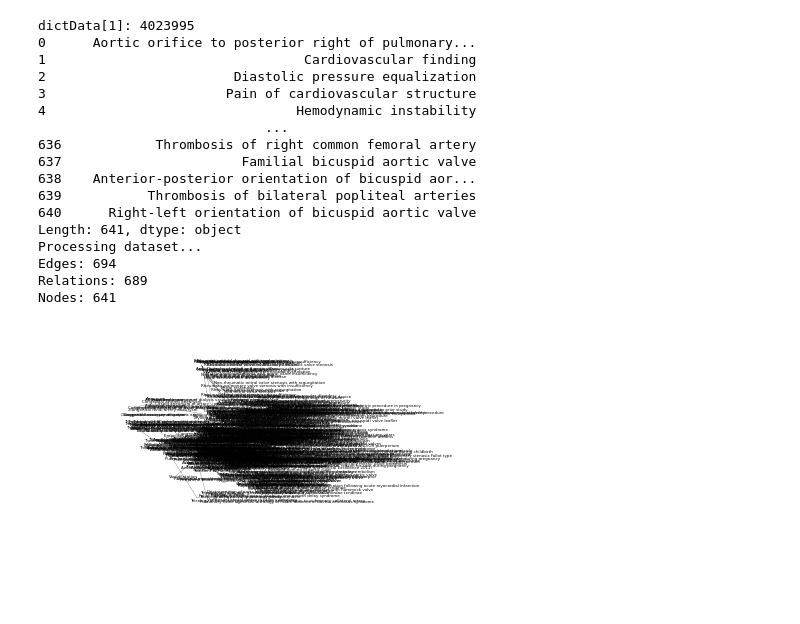
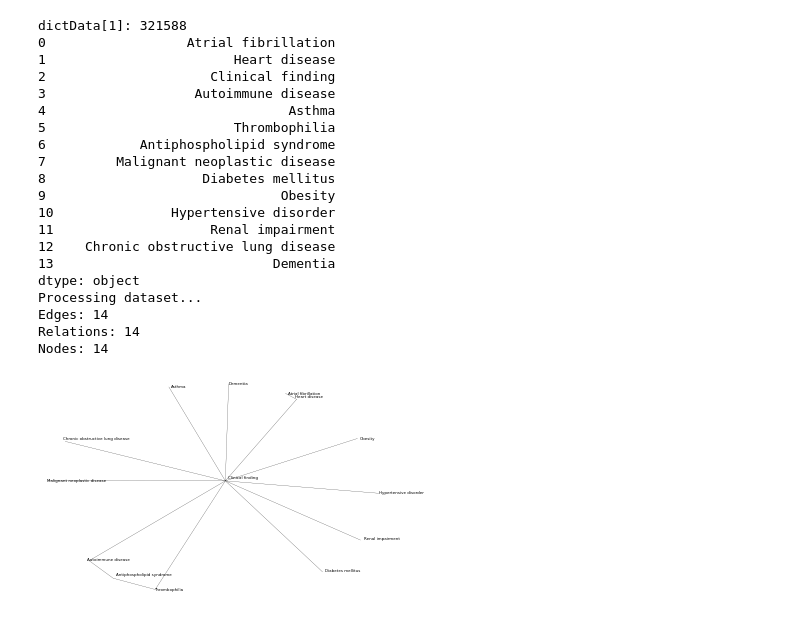
Before and after one commit to mi-erasmusmc/omop-poincare, a Jupyter notebook: main_notebook.ipynb, the cells around one changed output. Drawn from its saved outputs; the diff is of its cells as text; code cells hidden in the pictures; blank space fills up the shorter version.

Commit message:
Execute coagulopathy embedding

```diff
--- a/main_notebook.ipynb
+++ b/main_notebook.ipynb
@@ -13,16 +13,16 @@ from shared.io import read_data, read_ref
 from shared.math import eval_reconstruction
 from train import init_torch_objects, train
 
-OUT_DIMENSIONS = 10
-NEG_SAMPLES = 50
-EPOCH = 300
+OUT_DIMENSIONS = 2
+NEG_SAMPLES = 4
+EPOCH = 500
 torch.set_default_dtype(torch.float64)
 # %%
 # Plot geodesic comparison between Poincaré and Euclidean
 # plot_geodesic()
 # %%
 # Load edge data
-data_path = Path("data","dist1Sample.csv")
+data_path = Path("data","dist1Coagulopathy.csv")
 data, weights, objects, neighbors, diff_summed, num_relations = read_data(data_path)
 
 # load concept reference
@@ -90,49 +90,52 @@ df.to_csv(Path('output','tf_proj_lab.tsv'), sep="\t", index=False, header=False,
 
 plt.figure()
 plt.xlim(-1, 1)
 plt.ylim(-1, 1)
 plt.axis('off')
 
-data, weights, objects, neighbors, diff_summed, num_relations = read_data("data/dist1Sample.csv")
+data, weights, objects, neighbors, diff_summed, num_relations = read_data("data/dist1Coagulopathy.csv")
 
 # add some jitter to better see labels
-jitter = 0.05
+jitter = 0.02
 jitter_x = np.random.uniform(low=-jitter, high = jitter, size=(coordinates.shape[0], ))
 jitter_y = np.random.uniform(low=-jitter, high = jitter, size=(coordinates.shape[0], ))
 
 for x in range(coordinates.shape[0]):
     plt.annotate(dict_data[x], (coordinates[x,0].detach().numpy()+jitter_x[x],
                                coordinates[x,1].detach().numpy()+jitter_y[x]), fontsize=4)
     # plt.annotate(dictData[x], (coordinates[x,0]*100, coordinates[x,1]*100),
     #              bbox={"fc":"white", "alpha":0.9}, fontsize=4)
 
 # Plot edges of original hierarchy
 for i in range(data.shape[0]):
     x_values = [coordinates[data[i][0], 0].detach().numpy(), coordinates[data[i][1], 0].detach().numpy()]
     y_values = [coordinates[data[i][0], 1].detach().numpy(), coordinates[data[i][1], 1].detach().numpy()]
 #
 #     x_val = [coordinates[data[x][0],0].detach().numpy(), coordinates[data[x][1],1].detach().numpy()]
 #     y_val = [coordinates[data[x][0],0].detach().numpy(), coordinates[data[x][1],1].detach().numpy()]
     plt.plot(x_values, y_values, color="black", linewidth=0.2)
 
 plt.savefig(Path("output", "hierarchy_embed.png"), dpi=300, facecolor="white")
 plt.show()
 # %% [output]
-dictData[1]: 4023995
-0      Aortic orifice to posterior right of pulmonary...
-1                                 Cardiovascular finding
-2                        Diastolic pressure equalization
-3                       Pain of cardiovascular structure
-4                                Hemodynamic instability
-                             ...
-636            Thrombosis of right common femoral artery
-637                       Familial bicuspid aortic valve
-638    Anterior-posterior orientation of bicuspid aor...
-639           Thrombosis of bilateral popliteal arteries
-640      Right-left orientation of bicuspid aortic valve
-Length: 641, dtype: object
+dictData[1]: 321588
+0                  Atrial fibrillation
+1                        Heart disease
+2                     Clinical finding
+3                   Autoimmune disease
+4                               Asthma
+5                        Thrombophilia
+6            Antiphospholipid syndrome
+7         Malignant neoplastic disease
+8                    Diabetes mellitus
+9                              Obesity
+10               Hypertensive disorder
+11                    Renal impairment
+12    Chronic obstructive lung disease
+13                            Dementia
+dtype: object
 Processing dataset...
-Edges: 694
-Relations: 689
-Nodes: 641
+Edges: 14
+Relations: 14
+Nodes: 14
-[figure, old version]
+[figure, new version]
```
Also changed, not shown: parts of 3 cells of this notebook, 1 other file.
